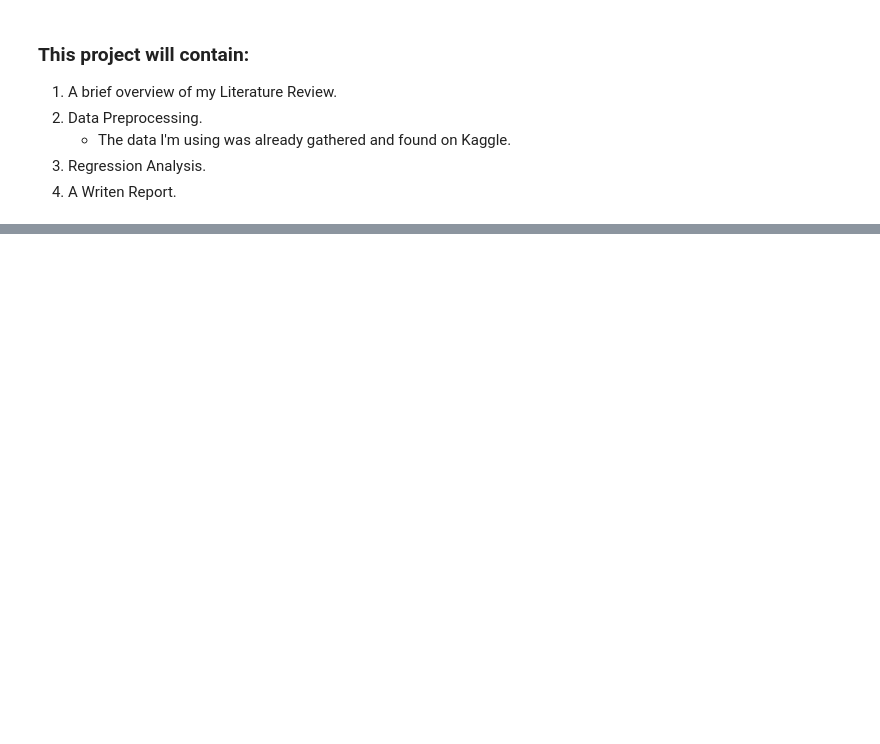
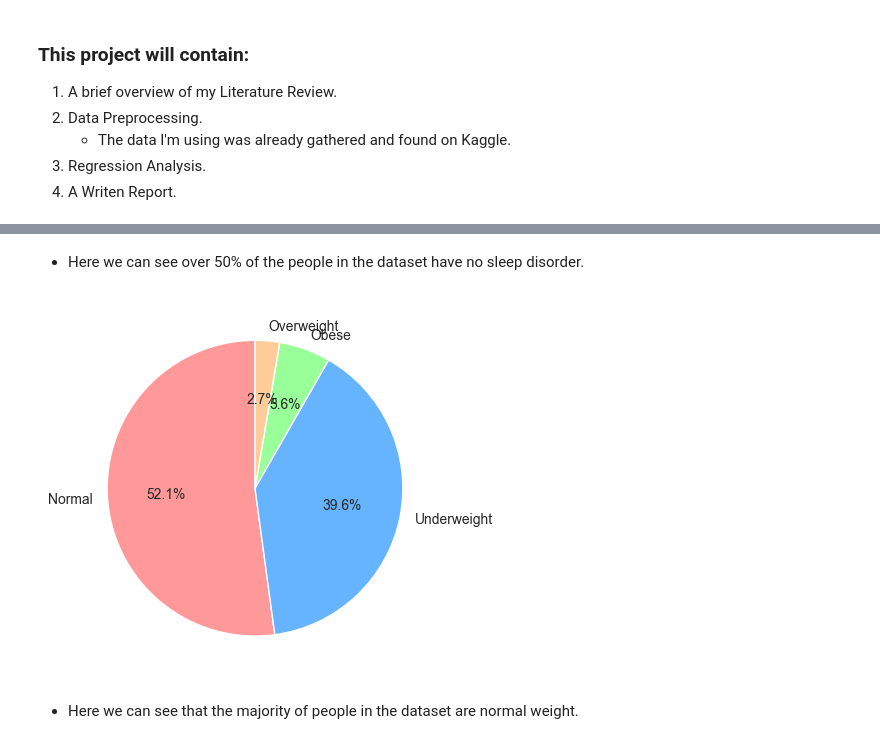
Before and after one commit to owenharvey7/Data-Visualization, a Jupyter notebook: Seminar in CS Course Project/Lifestyle effects on Sleep and Health.ipynb, the cells around one changed output, grey strips where cells are left out. Drawn from its saved outputs; the diff is of its cells as text; code cells hidden in the pictures; blank space fills up the shorter version.

```diff
--- a/Seminar in CS Course Project/Lifestyle effects on Sleep and Health.ipynb
+++ b/Seminar in CS Course Project/Lifestyle effects on Sleep and Health.ipynb
@@ -58,0 +231,14 @@ df.info()
+# %% [markdown]
+- Here we can see over 50% of the people in the dataset have no sleep disorder.
+# %%
+# Pie chart for BMI Category
+labels = ['Normal', 'Underweight', 'Obese', 'Overweight']
+sizes = df['BMICategory'].value_counts()
+colors = ['#ff9999','#66b3ff','#99ff99', '#ffcc99']
+fig1, ax1 = plt.subplots()
+ax1.pie(sizes, colors = colors, labels=labels, autopct='%1.1f%%', startangle=90)
+plt.show()
+# %% [output]
+[figure, added]
+# %% [markdown]
+- Here we can see that the majority of people in the dataset are normal weight.
```
Also changed, not shown: parts of 42 cells of this notebook.
